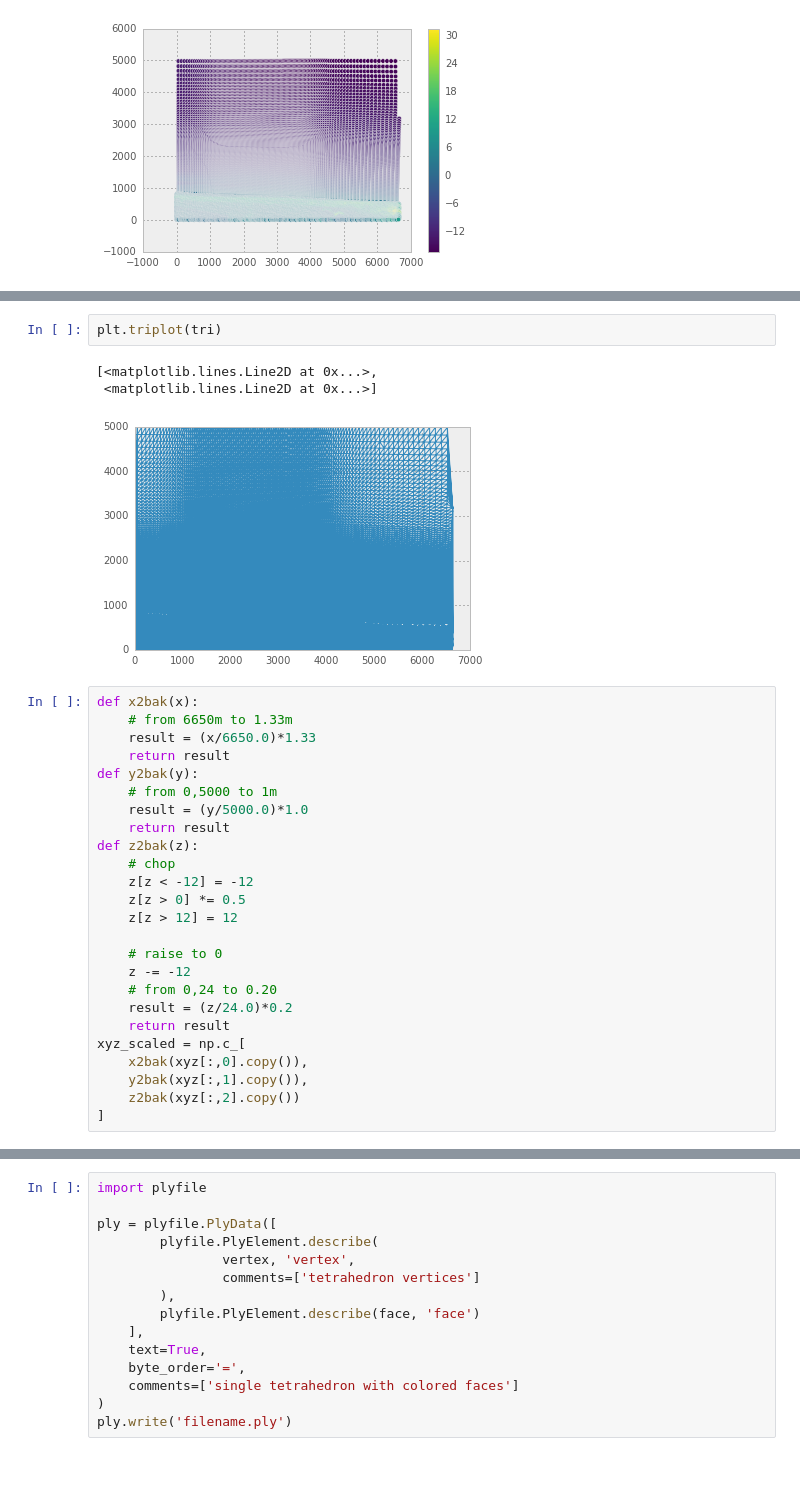
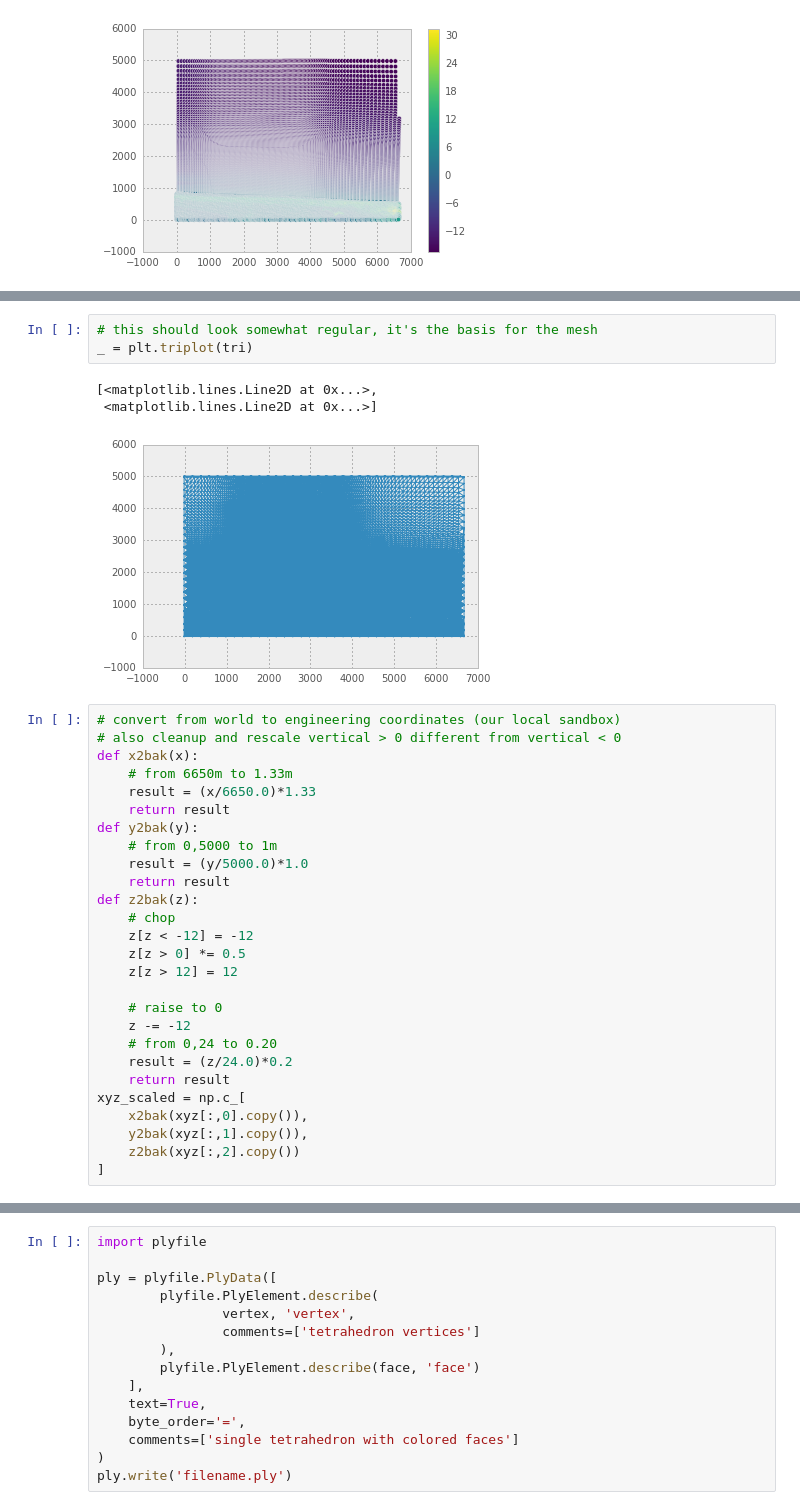
Before and after one commit to SiggyF/notebooks, a Jupyter notebook: zandmotor.ipynb, the cells around one changed output, grey strips where cells are left out. Drawn from its saved outputs; the diff is of its cells as text; blank space fills up the shorter version.

```diff
--- a/zandmotor.ipynb
+++ b/zandmotor.ipynb
@@ -38,10 +55,13 @@ array([[[  5.44389186e+01,   4.98162202e+03,  -1.30165220e+01],
-# %%
-plt.triplot(tri)
-# %% [output]
-[<matplotlib.lines.Line2D at 0x...>,
- <matplotlib.lines.Line2D at 0x...>]
-[figure, removed]
+# %%
+# this should look somewhat regular, it's the basis for the mesh
+_ = plt.triplot(tri)
+# %% [output]
+[<matplotlib.lines.Line2D at 0x...>,
+ <matplotlib.lines.Line2D at 0x...>]
+[figure, added]
 # %%
+# convert from world to engineering coordinates (our local sandbox)
+# also cleanup and rescale vertical > 0 different from vertical < 0
 def x2bak(x):
     # from 6650m to 1.33m
     result = (x/6650.0)*1.33
```
Also changed, not shown: parts of 10 cells of this notebook.
